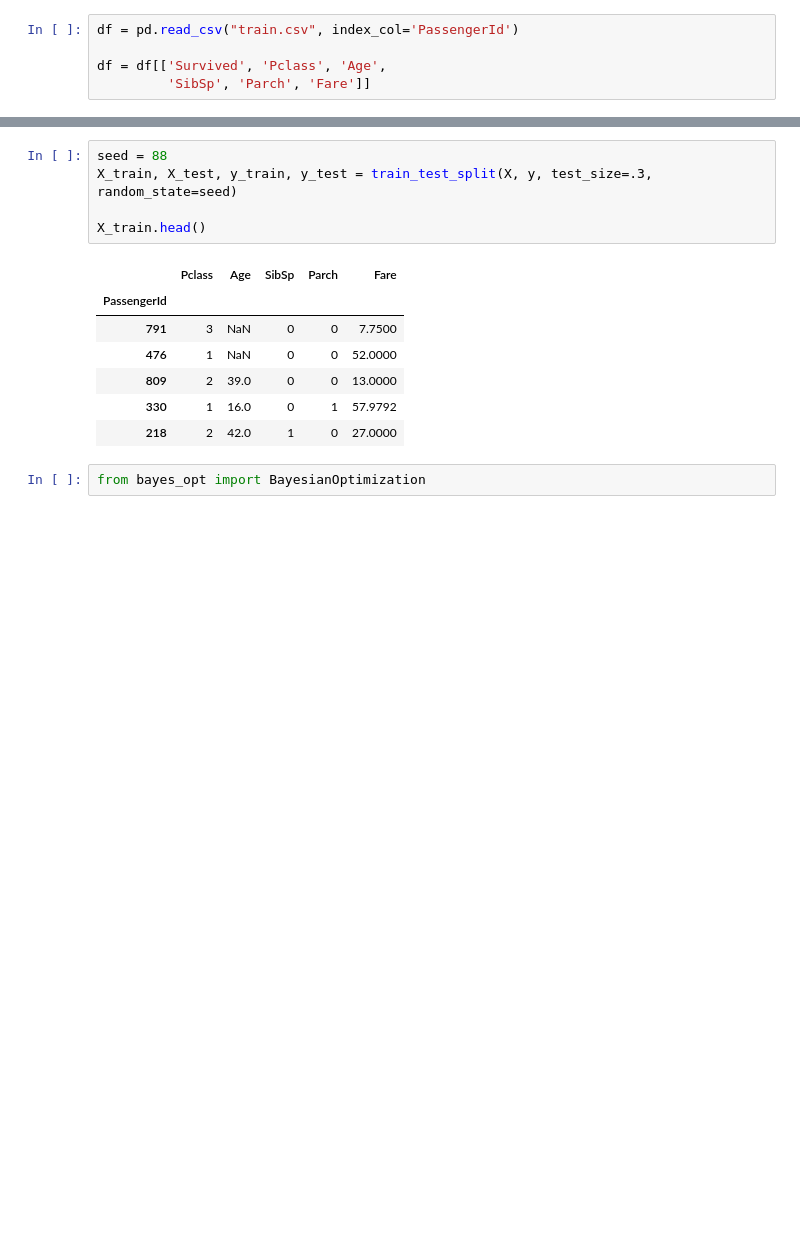
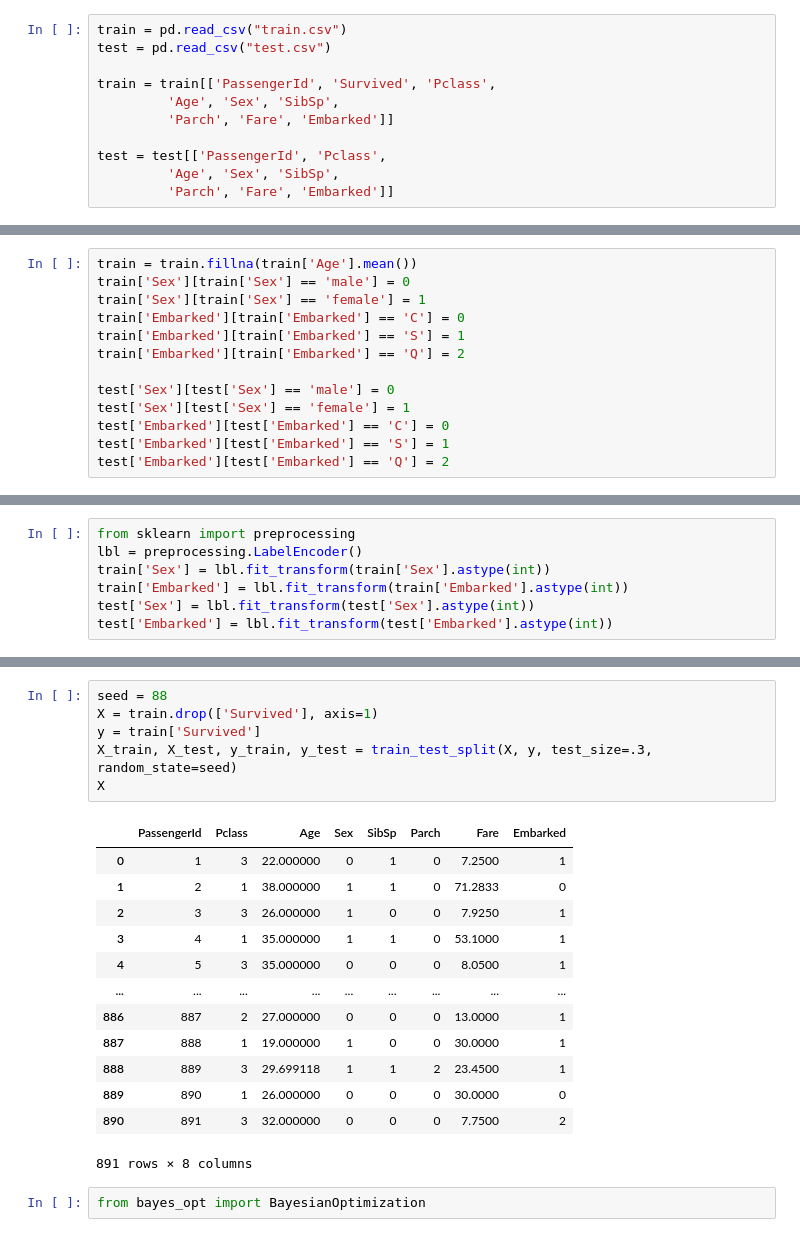
Before and after one commit to mizutokage/Kaggle, a Jupyter notebook: Titanic/xgb_bayes.ipynb, the cells around one changed output, grey strips where cells are left out. Drawn from its saved outputs; the diff is of its cells as text; blank space fills up the shorter version.

```diff
--- a/Titanic/xgb_bayes.ipynb
+++ b/Titanic/xgb_bayes.ipynb
@@ -14,5 +12,11 @@ import xgboost as xgb
 # %%
-df = pd.read_csv("train.csv", index_col='PassengerId')
+train = pd.read_csv("train.csv")
+test = pd.read_csv("test.csv")
 
-df = df[['Survived', 'Pclass', 'Age',
-         'SibSp', 'Parch', 'Fare']]
+train = train[['PassengerId', 'Survived', 'Pclass',
+         'Age', 'Sex', 'SibSp',
+         'Parch', 'Fare', 'Embarked']]
+
+test = test[['PassengerId', 'Pclass',
+         'Age', 'Sex', 'SibSp',
+         'Parch', 'Fare', 'Embarked']]
@@ -38,0 +23,13 @@ y = df['Survived']
+# %%
+train = train.fillna(train['Age'].mean())
+train['Sex'][train['Sex'] == 'male'] = 0
+train['Sex'][train['Sex'] == 'female'] = 1
+train['Embarked'][train['Embarked'] == 'C'] = 0
+train['Embarked'][train['Embarked'] == 'S'] = 1
+train['Embarked'][train['Embarked'] == 'Q'] = 2
+
+test['Sex'][test['Sex'] == 'male'] = 0
+test['Sex'][test['Sex'] == 'female'] = 1
+test['Embarked'][test['Embarked'] == 'C'] = 0
+test['Embarked'][test['Embarked'] == 'S'] = 1
+test['Embarked'][test['Embarked'] == 'Q'] = 2
@@ -38,0 +72,7 @@ y = df['Survived']
+# %%
+from sklearn import preprocessing
+lbl = preprocessing.LabelEncoder()
+train['Sex'] = lbl.fit_transform(train['Sex'].astype(int))
+train['Embarked'] = lbl.fit_transform(train['Embarked'].astype(int))
+test['Sex'] = lbl.fit_transform(test['Sex'].astype(int))
+test['Embarked'] = lbl.fit_transform(test['Embarked'].astype(int))
@@ -39,16 +97,23 @@ y = df['Survived']
 # %%
 seed = 88
+X = train.drop(['Survived'], axis=1)
+y = train['Survived']
 X_train, X_test, y_train, y_test = train_test_split(X, y, test_size=.3, random_state=seed)
-
-X_train.head()
+X
 # %% [output]
-|  | Pclass | Age | SibSp | Parch | Fare |
-| PassengerId |  |  |  |  |  |
-| 791 | 3 | NaN | 0 | 0 | 7.7500 |
-| 476 | 1 | NaN | 0 | 0 | 52.0000 |
-| 809 | 2 | 39.0 | 0 | 0 | 13.0000 |
-| 330 | 1 | 16.0 | 0 | 1 | 57.9792 |
-| 218 | 2 | 42.0 | 1 | 0 | 27.0000 |
+|  | PassengerId | Pclass | Age | Sex | SibSp | Parch | Fare | Embarked |
+| 0 | 1 | 3 | 22.000000 | 0 | 1 | 0 | 7.2500 | 1 |
+| 1 | 2 | 1 | 38.000000 | 1 | 1 | 0 | 71.2833 | 0 |
+| 2 | 3 | 3 | 26.000000 | 1 | 0 | 0 | 7.9250 | 1 |
+| 3 | 4 | 1 | 35.000000 | 1 | 1 | 0 | 53.1000 | 1 |
+| 4 | 5 | 3 | 35.000000 | 0 | 0 | 0 | 8.0500 | 1 |
+| ... | ... | ... | ... | ... | ... | ... | ... | ... |
+| 886 | 887 | 2 | 27.000000 | 0 | 0 | 0 | 13.0000 | 1 |
+| 887 | 888 | 1 | 19.000000 | 1 | 0 | 0 | 30.0000 | 1 |
+| 888 | 889 | 3 | 29.699118 | 1 | 1 | 2 | 23.4500 | 1 |
+| 889 | 890 | 1 | 26.000000 | 0 | 0 | 0 | 30.0000 | 0 |
+| 890 | 891 | 3 | 32.000000 | 0 | 0 | 0 | 7.7500 | 2 |
+891 rows × 8 columns
 # %%
 from bayes_opt import BayesianOptimization
 # %%
```
Also changed, not shown: parts of 14 cells of this notebook.
